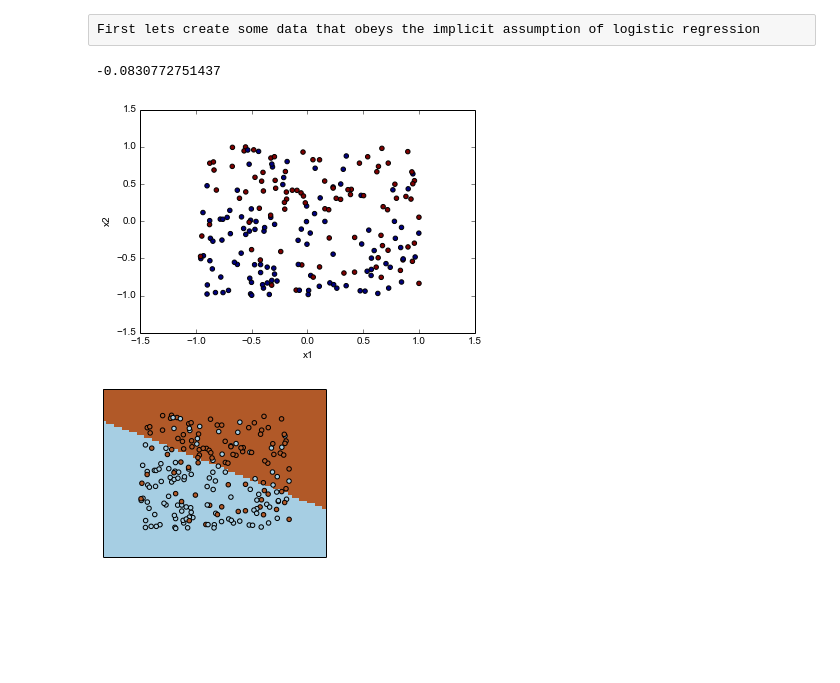
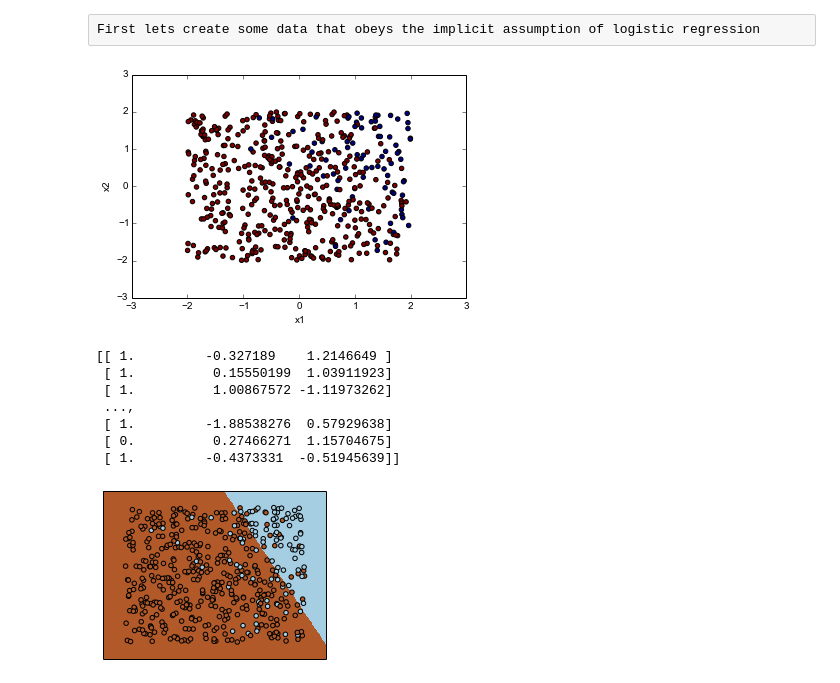
Before and after one commit to finnhacks42/code, a Jupyter notebook: logistic-regression.ipynb, the cells around one changed output. Cells and saved outputs as stored; diff of their text form; code cells hidden in the pictures; blank space fills up the shorter version.

```diff
--- a/logistic-regression.ipynb
+++ b/logistic-regression.ipynb
@@ -5,13 +5,12 @@ First lets create some data that obeys the implicit assumption of logistic regre
 # r = a + bx1+ cx2 + e, where e ~ N(0,sigma)
 # p(y|r) = logistic(r)
 
-rows = 200
+rows = 500
 xe = ones((rows,3))
-x = uniform(size = (rows,2),low=-1.0,high=1.0)
+x = uniform(size = (rows,2),low=-2.0,high=2.0)
 xe[:,1:] = x
-w = [0,1,1]
-r = xe.dot(w) + normal(size=rows,loc=0,scale=0.001)
-print mean(r)
+w = [3,-2,-1]
+r = xe.dot(w) + normal(size=rows,loc=0,scale=1)
 #r = r - mean(r)
 g = (exp(r))/(1+exp(r))
 y = (uniform(size=rows) <= g)
@@ -19,36 +18,47 @@ scatter(x[:,0],x[:,1],c = y)
 xlabel("x1")
 ylabel("x2")
 show()
+
+data = zeros((rows,3))
+data[:,0] = y
+data[:,1:] = x
+print data
 # %% [output]
+[figure, new version]
--0.0830772751437
+[[ 1.         -0.327189    1.2146649 ]
+ [ 1.          0.15550199  1.03911923]
+ [ 1.          1.00867572 -1.11973262]
+ ...,
+ [ 1.         -1.88538276  0.57929638]
+ [ 0.          0.27466271  1.15704675]
+ [ 1.         -0.4373331  -0.51945639]]
-[figure, old version]
 # %%
 # Now lets model with logistic regression and try to recover
 from sklearn import linear_model
 
 logreg = linear_model.LogisticRegression(C=1)
 logreg.fit(x, y)
 
 x_min, x_max = x[:, 0].min() - .5, x[:, 0].max() + .5
 y_min, y_max = x[:, 1].min() - .5, x[:, 1].max() + .5
-h = .05  # step size in the mesh
+h = .02  # step size in the mesh
 xx, yy = np.meshgrid(np.arange(x_min, x_max, h), np.arange(y_min, y_max, h))
 Z = logreg.predict(c_[xx.ravel(), yy.ravel()])
 
 # Put the result into a color plot
 Z = Z.reshape(xx.shape)
 figure(1, figsize=(4, 3))
 pcolormesh(xx, yy, Z, cmap=cm.Paired)
 
 # Plot also the training points
 scatter(x[:, 0], x[:, 1], c=y, edgecolors='k', cmap=cm.Paired)
 
 
 xlim(xx.min(), xx.max())
 ylim(yy.min(), yy.max())
 xticks(())
 yticks(())
 
 show()
 # %% [output]
-[figure, old version]
+[figure, new version]
```
Also changed, not shown: 4 other files.
